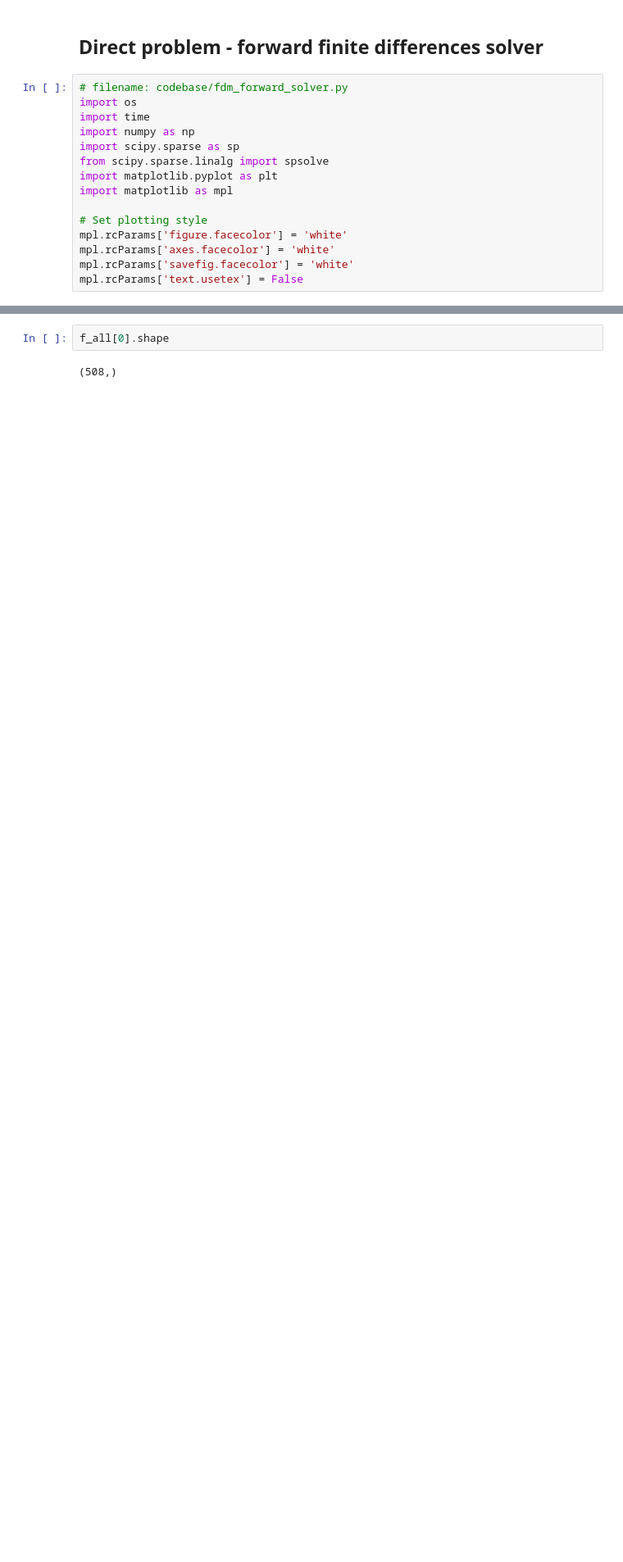
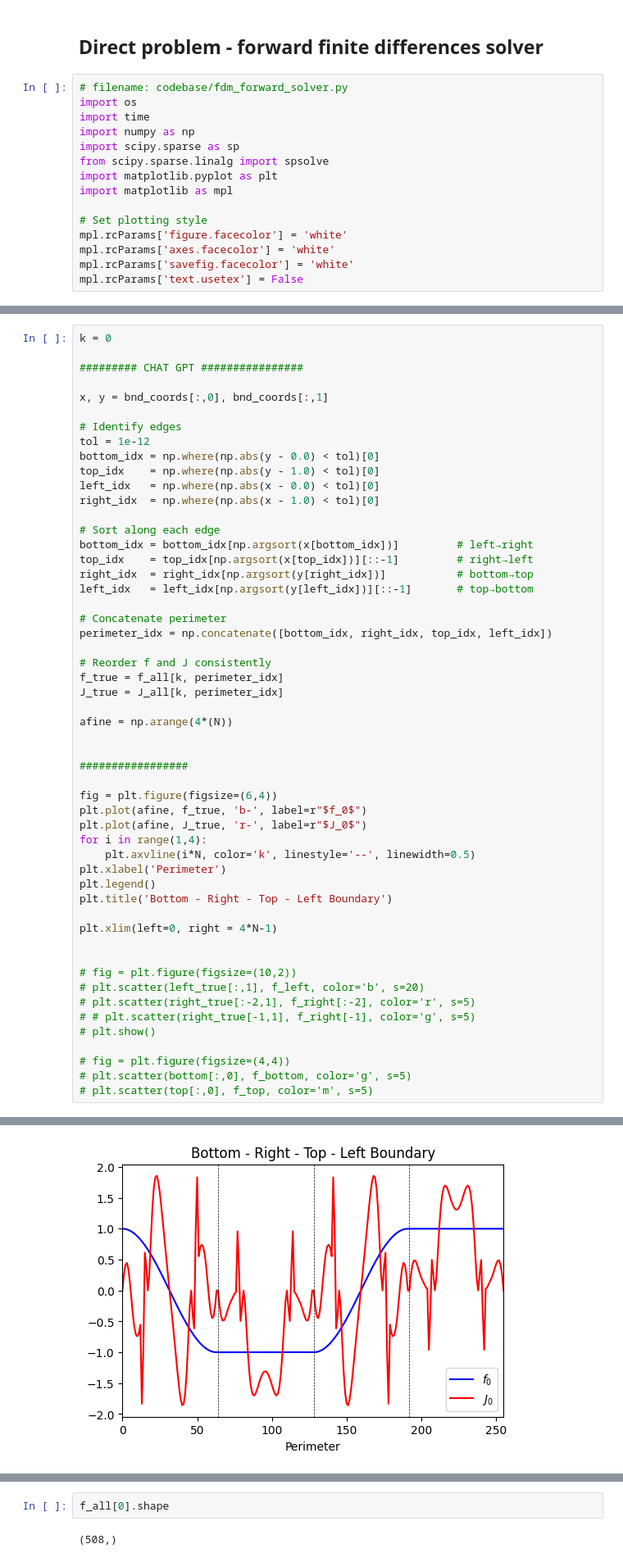
Before and after one commit to ptejerina/NNCalderon, a Jupyter notebook: playground.ipynb, the cells around one changed output, grey strips where cells are left out. Shown at 82% size. Cells and saved outputs as stored; diff of their text form; blank space fills up the shorter version.

```diff
--- a/playground.ipynb
+++ b/playground.ipynb
@@ -482,0 +551,54 @@ f_all.shape
+# %%
+k = 0
+
+######### CHAT GPT ################
+
+x, y = bnd_coords[:,0], bnd_coords[:,1]
+
+# Identify edges
+tol = 1e-12
+bottom_idx = np.where(np.abs(y - 0.0) < tol)[0]
+top_idx    = np.where(np.abs(y - 1.0) < tol)[0]
+left_idx   = np.where(np.abs(x - 0.0) < tol)[0]
+right_idx  = np.where(np.abs(x - 1.0) < tol)[0]
+
+# Sort along each edge
+bottom_idx = bottom_idx[np.argsort(x[bottom_idx])]         # left→right
+top_idx    = top_idx[np.argsort(x[top_idx])][::-1]         # right→left
+right_idx  = right_idx[np.argsort(y[right_idx])]           # bottom→top
+left_idx   = left_idx[np.argsort(y[left_idx])][::-1]       # top→bottom
+
+# Concatenate perimeter
+perimeter_idx = np.concatenate([bottom_idx, right_idx, top_idx, left_idx])
+
+# Reorder f and J consistently
+f_true = f_all[k, perimeter_idx]
+J_true = J_all[k, perimeter_idx]
+
+afine = np.arange(4*(N))
+
+
+#################
+
+fig = plt.figure(figsize=(6,4))
+plt.plot(afine, f_true, 'b-', label=r"$f_0$")
+plt.plot(afine, J_true, 'r-', label=r"$J_0$")
+for i in range(1,4):
+    plt.axvline(i*N, color='k', linestyle='--', linewidth=0.5)
+plt.xlabel('Perimeter')
+plt.legend()
+plt.title('Bottom - Right - Top - Left Boundary')
+
+plt.xlim(left=0, right = 4*N-1)
+
+
+# fig = plt.figure(figsize=(10,2))
+# plt.scatter(left_true[:,1], f_left, color='b', s=20)
+# plt.scatter(right_true[:-2,1], f_right[:-2], color='r', s=5)
+# # plt.scatter(right_true[-1,1], f_right[-1], color='g', s=5)
+# plt.show()
+
+# fig = plt.figure(figsize=(4,4))
+# plt.scatter(bottom[:,0], f_bottom, color='g', s=5)
+# plt.scatter(top[:,0], f_top, color='m', s=5)
+# %% [output]
@@ -482,0 +606 @@ f_all.shape
+[figure, added]
```
Also changed, not shown: parts of 37 cells of this notebook.
